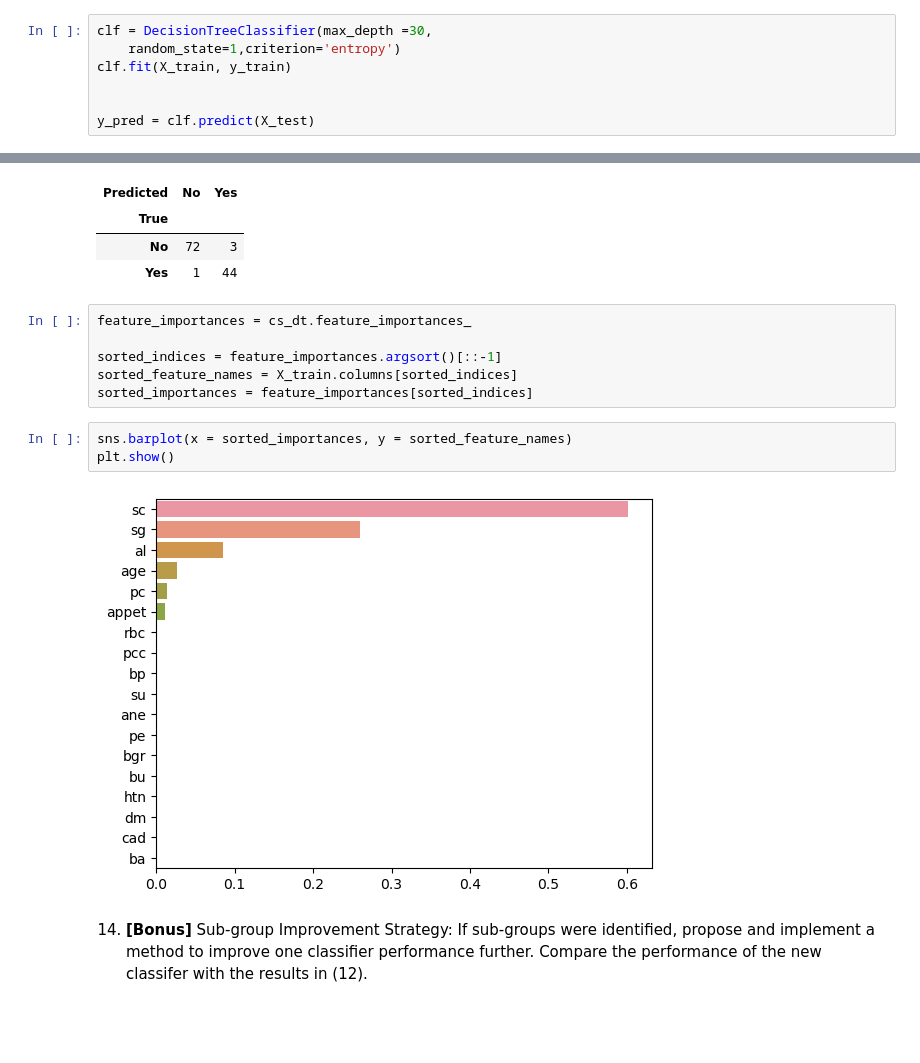
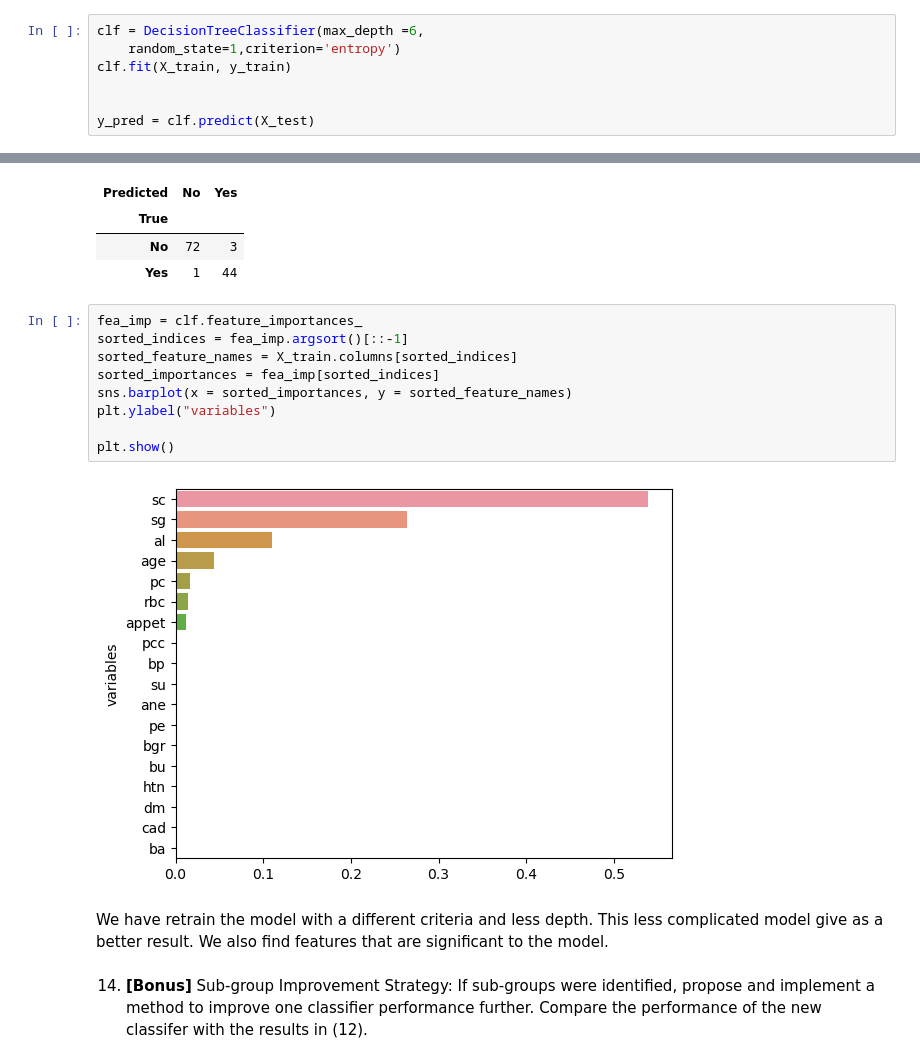
Before and after one commit to dail9/3da-assignment6, a Jupyter notebook: assignment6.ipynb, the cells around one changed output, grey strips where cells are left out. Saved outputs shown, nothing was run; the diff lists cells and outputs as text; blank space fills up the shorter version.

```diff
--- a/assignment6.ipynb
+++ b/assignment6.ipynb
@@ -1308,7 +1344,7 @@ By comparision of these two confussion matrixs, since the KNN classifier has num
 # %% [markdown]
 13. **Interpretable Classifier Insight:** After re-training the interpretable classifier with all available data, analyze and interpret the significance of predictor variables in the context of the data and the challenge (at least two statements).
 # %%
-clf = DecisionTreeClassifier(max_depth =30,
+clf = DecisionTreeClassifier(max_depth =6,
     random_state=1,criterion='entropy')
 clf.fit(X_train, y_train)
 
@@ -1346,16 +1382,18 @@ cm
 | No | 72 | 3 |
 | Yes | 1 | 44 |
 # %%
-feature_importances = cs_dt.feature_importances_
+fea_imp = clf.feature_importances_
+sorted_indices = fea_imp.argsort()[::-1]
+sorted_feature_names = X_train.columns[sorted_indices]
+sorted_importances = fea_imp[sorted_indices]
+sns.barplot(x = sorted_importances, y = sorted_feature_names)
+plt.ylabel("variables")
 
-sorted_indices = feature_importances.argsort()[::-1]
-sorted_feature_names = X_train.columns[sorted_indices]
-sorted_importances = feature_importances[sorted_indices]
+plt.show()
+# %% [output]
+[figure, added]
-# %%
-sns.barplot(x = sorted_importances, y = sorted_feature_names)
-plt.show()
-# %% [output]
-[figure, removed]
+# %% [markdown]
+We have retrain the model with a different criteria and less depth. This less complicated model give as a better result. We also find features that are significant to the model.
 # %% [markdown]
 14. **[Bonus]** Sub-group Improvement Strategy: If sub-groups were identified, propose and implement a method to improve one classifier performance further. Compare the performance of the new classifer with the results in (12).
 # %% [markdown]
```
Also changed, not shown: parts of 4 cells of this notebook.
